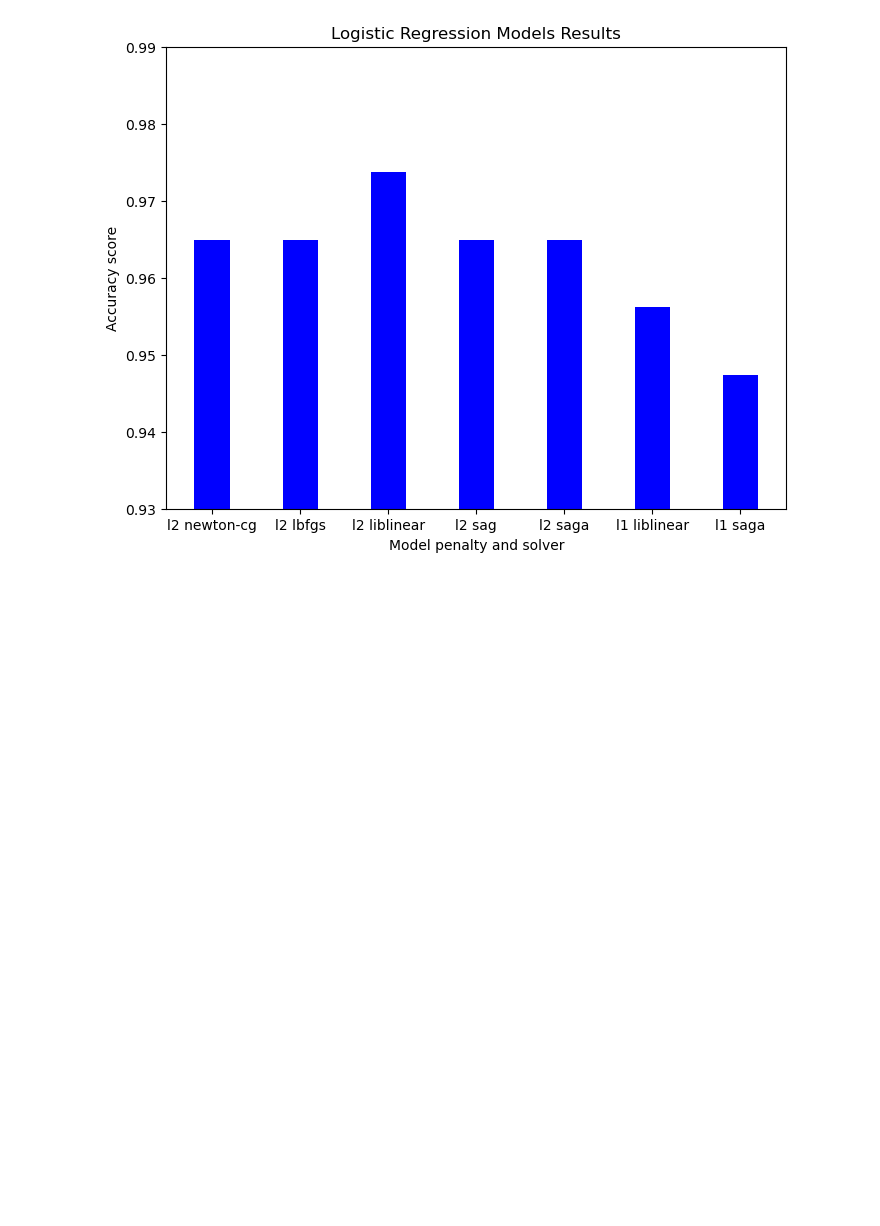
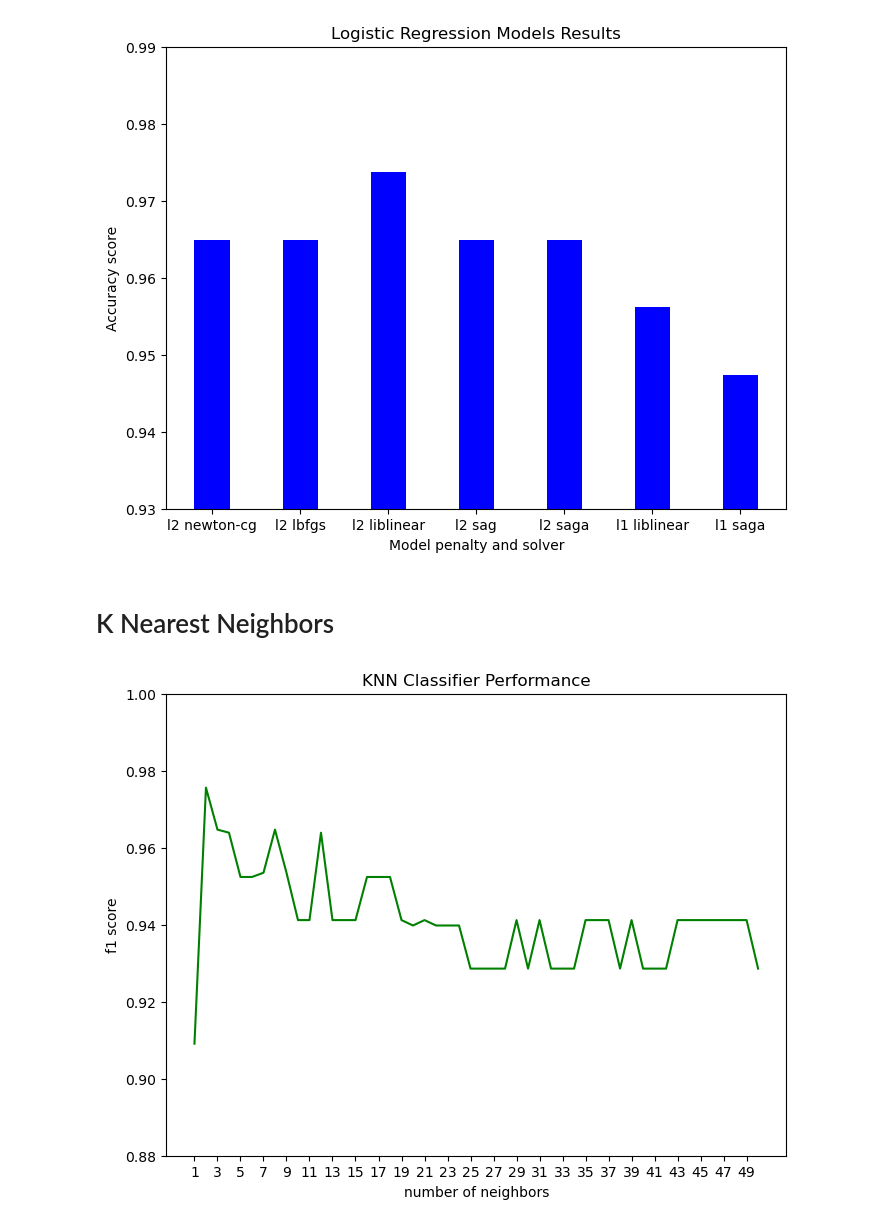
Before and after one commit to ethancchen/BreastCancerClassifier, a Jupyter notebook: main.ipynb, the cells around one changed output. Saved outputs shown, nothing was run; the diff lists cells and outputs as text; code cells hidden in the pictures; blank space fills up the shorter version.

```diff
--- a/main.ipynb
+++ b/main.ipynb
@@ -284,0 +268,2 @@ report_scores(l1_p, y_test)
+# %% [markdown]
+# K Nearest Neighbors
@@ -284,0 +273,26 @@ report_scores(l1_p, y_test)
+# %%
+X_train, X_test, y_train, y_test = train_test_split(X, y, test_size=0.2, stratify=y, random_state = rs)
+# %%
+# create a for loop to simulate through x number of k's for KNN
+
+k_max = 50
+scores = []
+for k in range(1, k_max + 1):
+    knn_m = KNeighborsClassifier(n_neighbors=k)
+    knn_m_fit = knn_m.fit(X_train, y_train)
+    knn_pred = knn_m_fit.predict(X_test)
+    scores.append(round(f1_score(knn_pred, y_test), 4))
+# %%
+graph_xticks = np.arange(1, k_max + 1, 2)
+knn_nums = np.arange(1, k_max + 1)
+fig, ax = plt.subplots(figsize=(8, 6))
+
+ax.set(xlabel="number of neighbors", ylabel="f1 score")
+ax.set_xticks(graph_xticks)
+plt.ylim(0.88, 1)
+plt.title("KNN Classifier Performance")
+plt.plot(knn_nums, scores, color='green')
+
+plt.show()
+# %% [output]
+[figure, added]
```
Also changed, not shown: parts of 35 cells of this notebook, 1 other file.
